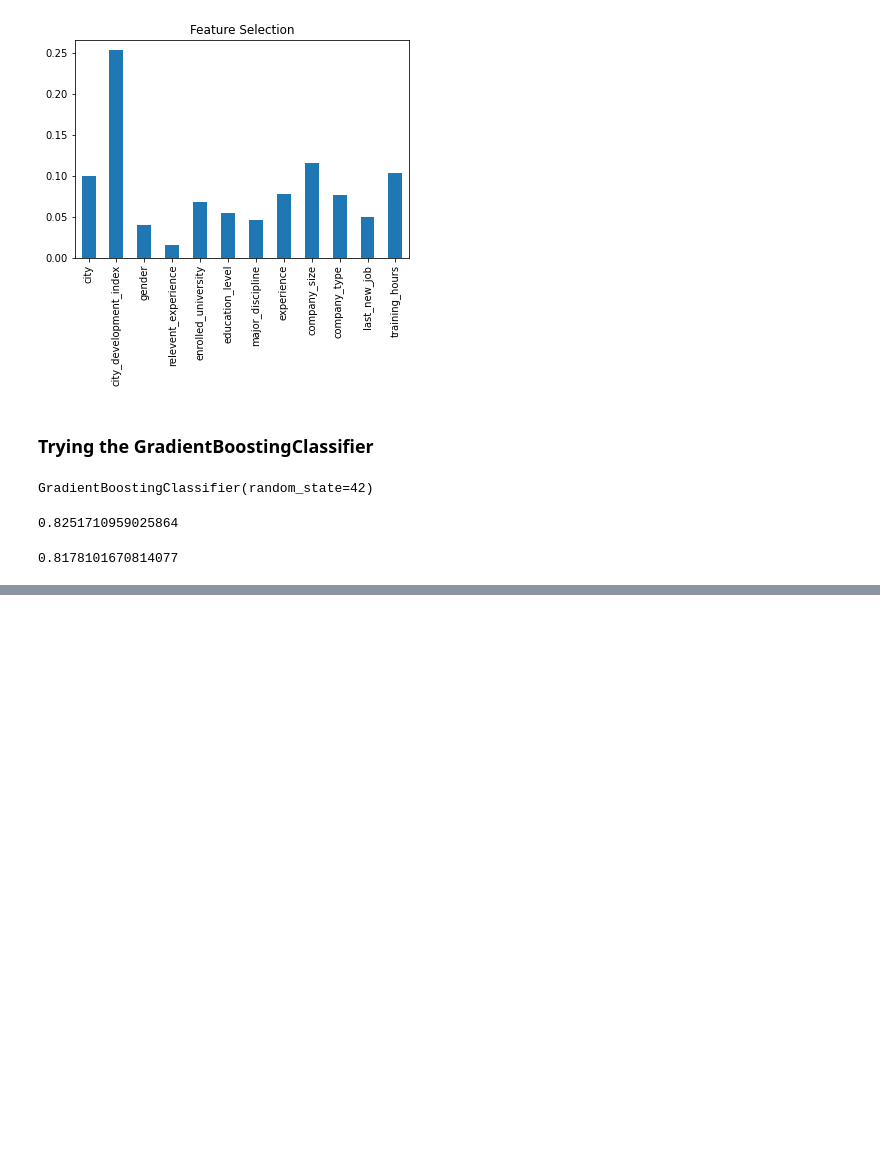
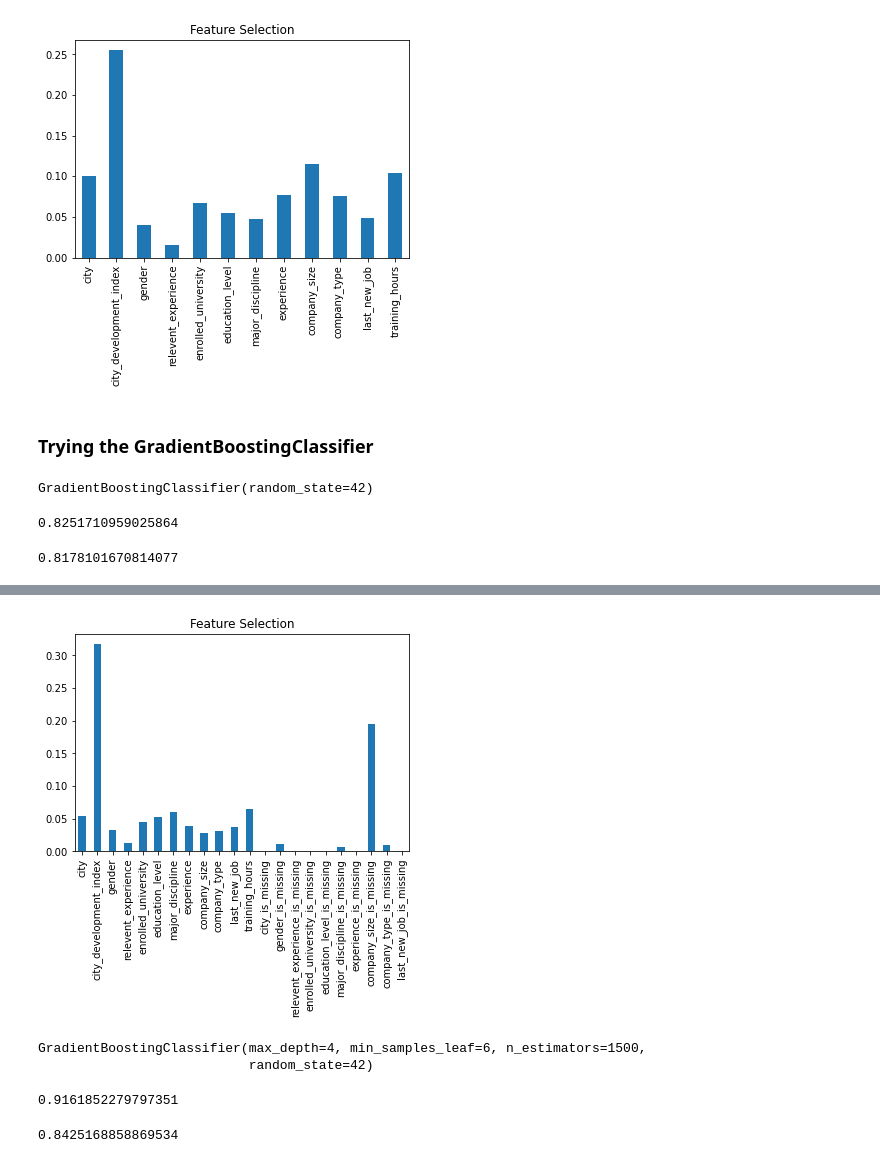
Before and after one commit to Tanishq-19/Data-Science-Job-CHange-Predition, a Jupyter notebook: Data-Science-Job-Change-Prediction.ipynb, the cells around one changed output, grey strips where cells are left out. Drawn from its saved outputs; the diff is of its cells as text; code cells hidden in the pictures; blank space fills up the shorter version.

Commit message:
completed model training

```diff
--- a/Data-Science-Job-Change-Prediction.ipynb
+++ b/Data-Science-Job-Change-Prediction.ipynb
@@ -750,0 +789,3 @@ gs_GBC_model.score(X_test_os, y_test_os)
+# %%
+GBC_model = GradientBoostingClassifier(random_state=42, n_estimators=1500, min_samples_leaf=6, min_samples_split=2, max_depth=4, learning_rate=0.1)
+GBC_model.fit(X_train_os, y_train_os)
@@ -750,0 +815,7 @@ gs_GBC_model.score(X_test_os, y_test_os)
+# %%
+# Setting random state
+np.random.seed(42)
+
+# Instantiating SelectFromModel
+sel = SelectFromModel(GBC_model)
+sel.fit(X_train_os, y_train_os)
@@ -750,0 +833,3 @@ gs_GBC_model.score(X_test_os, y_test_os)
+# %%
+feature_dict = dict(zip(X_train_os.columns, list(GBC_model.feature_importances_)))
+feature_dict
@@ -750,0 +854,19 @@ gs_GBC_model.score(X_test_os, y_test_os)
+# %%
+feature_df = pd.DataFrame(feature_dict, index=[0])
+feature_df.T.plot.bar(legend=False, title="Feature Selection");
+# %% [output]
+[figure, added]
+# %%
+# Training on selected features
+GBC_model.fit(X_train_fs, y_train_fs)
+# %% [output]
+GradientBoostingClassifier(max_depth=4, min_samples_leaf=6, n_estimators=1500,
+                           random_state=42)
+# %%
+GBC_model.score(X_train_fs, y_train_fs)
+# %% [output]
+0.9161852279797351
+# %%
+GBC_model.score(X_test_fs, y_test_fs)
+# %% [output]
+0.8425168858869534
```
Also changed, not shown: parts of 60 cells of this notebook, 1 other file.
